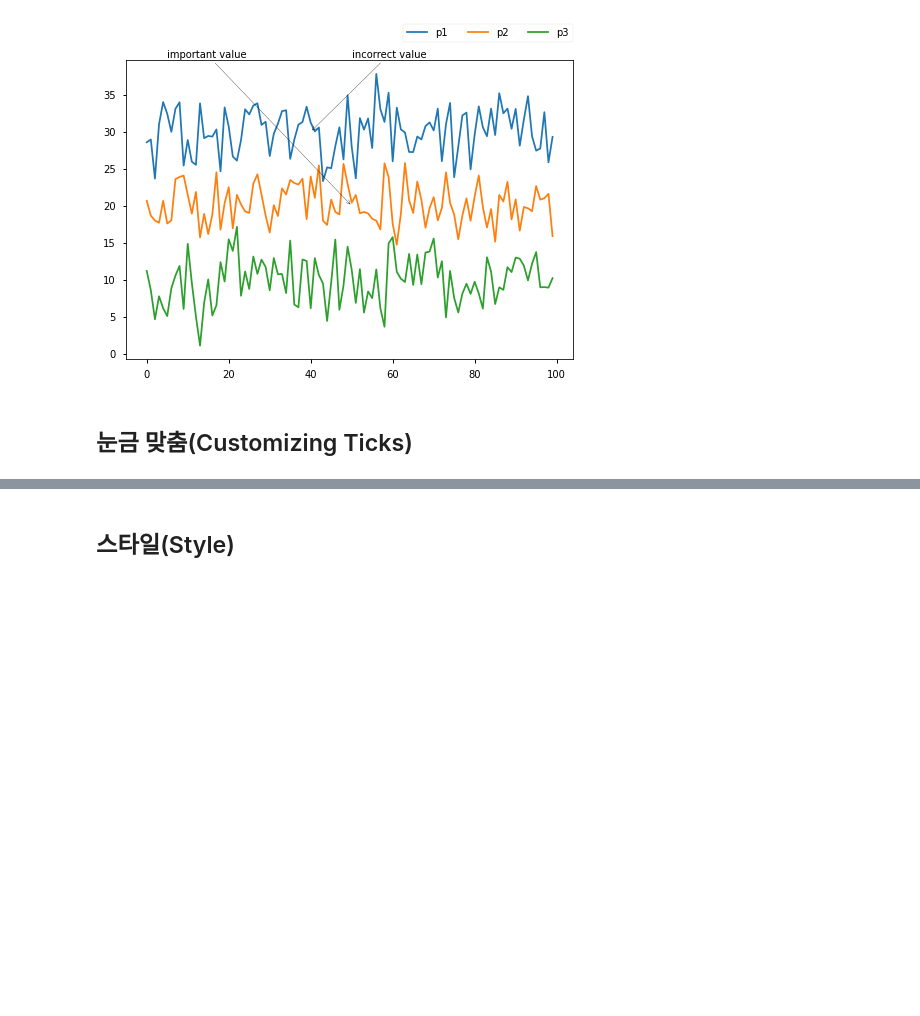
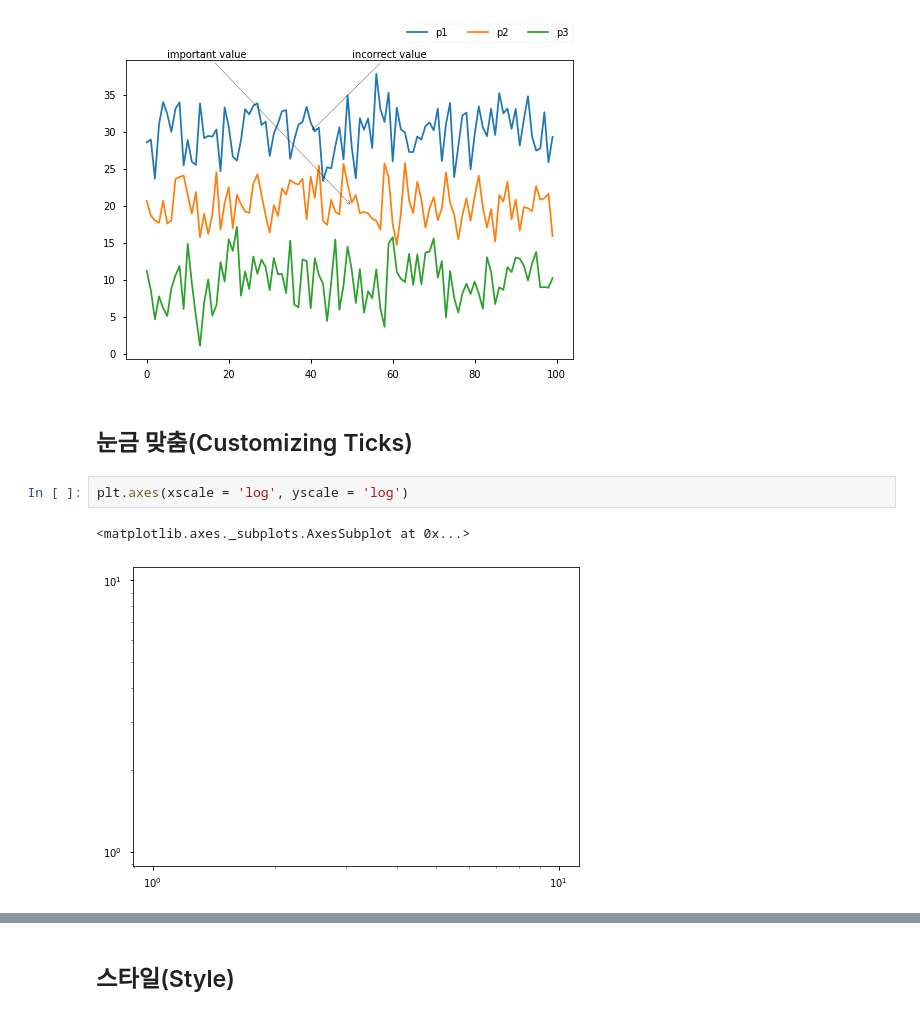
Before and after one commit to SeongKeunNA/Suanlab, a Jupyter notebook: _Matplotlib_한번에_제대로_배우기.ipynb, the cells around one changed output, grey strips where cells are left out. Drawn from its saved outputs; the diff is of its cells as text; blank space fills up the shorter version.

```diff
--- a/_Matplotlib_한번에_제대로_배우기.ipynb
+++ b/_Matplotlib_한번에_제대로_배우기.ipynb
@@ -389,3 +389,8 @@ plt.annotate('incorrect value', (40, 30), xytext = (50, 40), arrowprops = dict(a
 [figure]
 # %% [markdown]
 ## 눈금 맞춤(Customizing Ticks)
+# %%
+plt.axes(xscale = 'log', yscale = 'log')
+# %% [output]
+<matplotlib.axes._subplots.AxesSubplot at 0x...>
+[figure, added]
```
Also changed, not shown: parts of 12 cells of this notebook.
